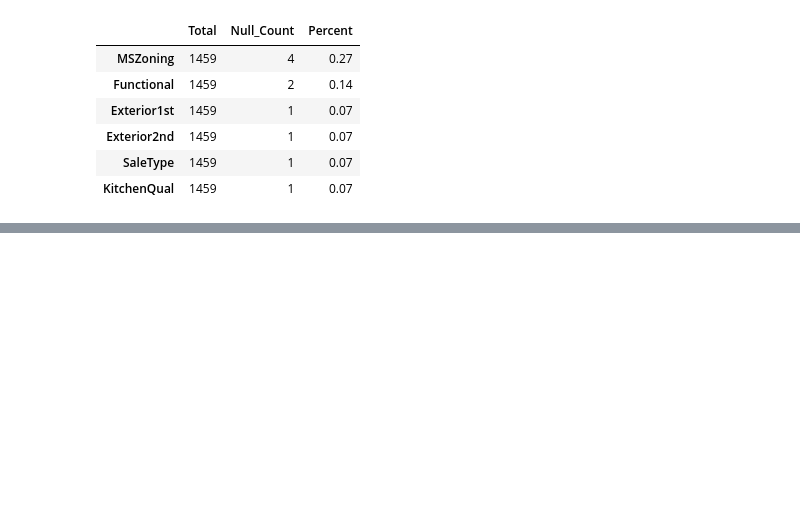
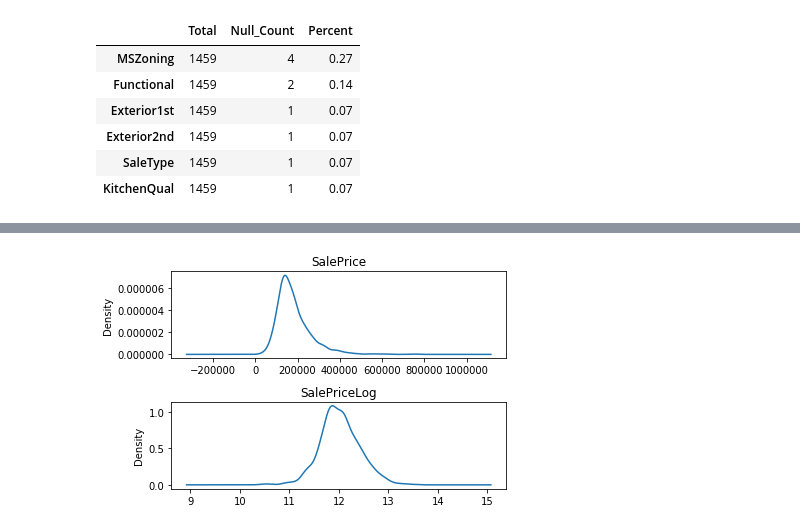
Before and after one commit to razielar/Deep-Learning-AI-Barcelona-2018, a Jupyter notebook: Tree-based_methods/XGradientBoost/XGBoost.Regression.ipynb, the cells around one changed output, grey strips where cells are left out. Cells and saved outputs as stored; diff of their text form; code cells hidden in the pictures; blank space fills up the shorter version.

```diff
--- a/Tree-based_methods/XGradientBoost/XGBoost.Regression.ipynb
+++ b/Tree-based_methods/XGradientBoost/XGBoost.Regression.ipynb
@@ -158,0 +161,5 @@ for i in cols:
+# %%
+df_train['SalePriceLog']=np.log(df_train.SalePrice)
+
+corr= df_train.corr().abs()
+corr.SalePriceLog[corr.SalePriceLog >=0.5].sort_values(ascending=False)
@@ -158,0 +185,15 @@ for i in cols:
+# %%
+#Using log transformation, right skewed distributions can be a normal distribution
+
+plt.subplot2grid((2,1), (0,0))
+df_train.SalePrice.plot(kind="kde")
+plt.title('SalePrice')
+
+plt.subplot2grid((2,1), (1,0))
+df_train.SalePriceLog.plot(kind='kde')
+plt.title('SalePriceLog')
+
+plt.subplots_adjust(hspace=0.5, wspace=0.3)
+plt.show()
+# %% [output]
+[figure, added]
```
Also changed, not shown: parts of 4 cells of this notebook.
